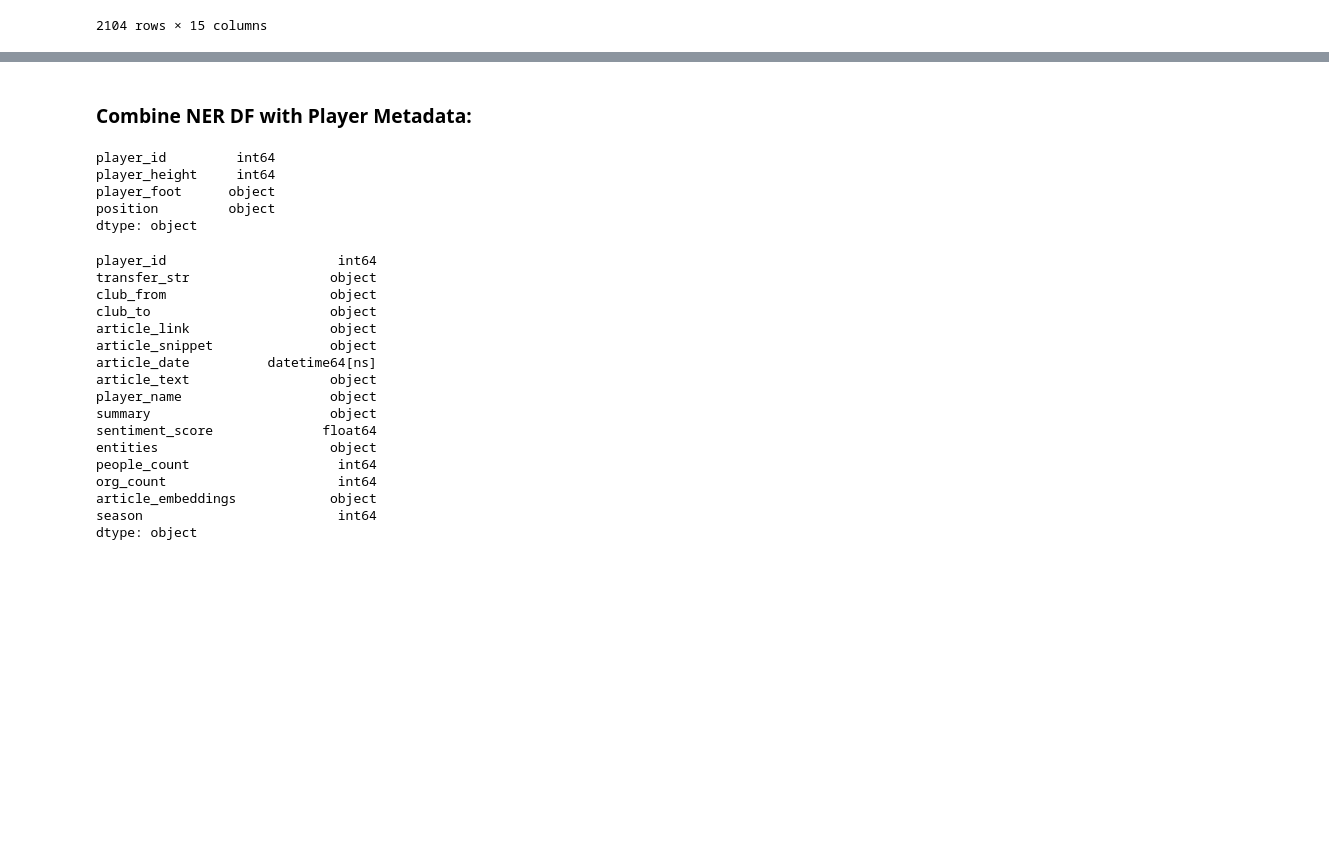
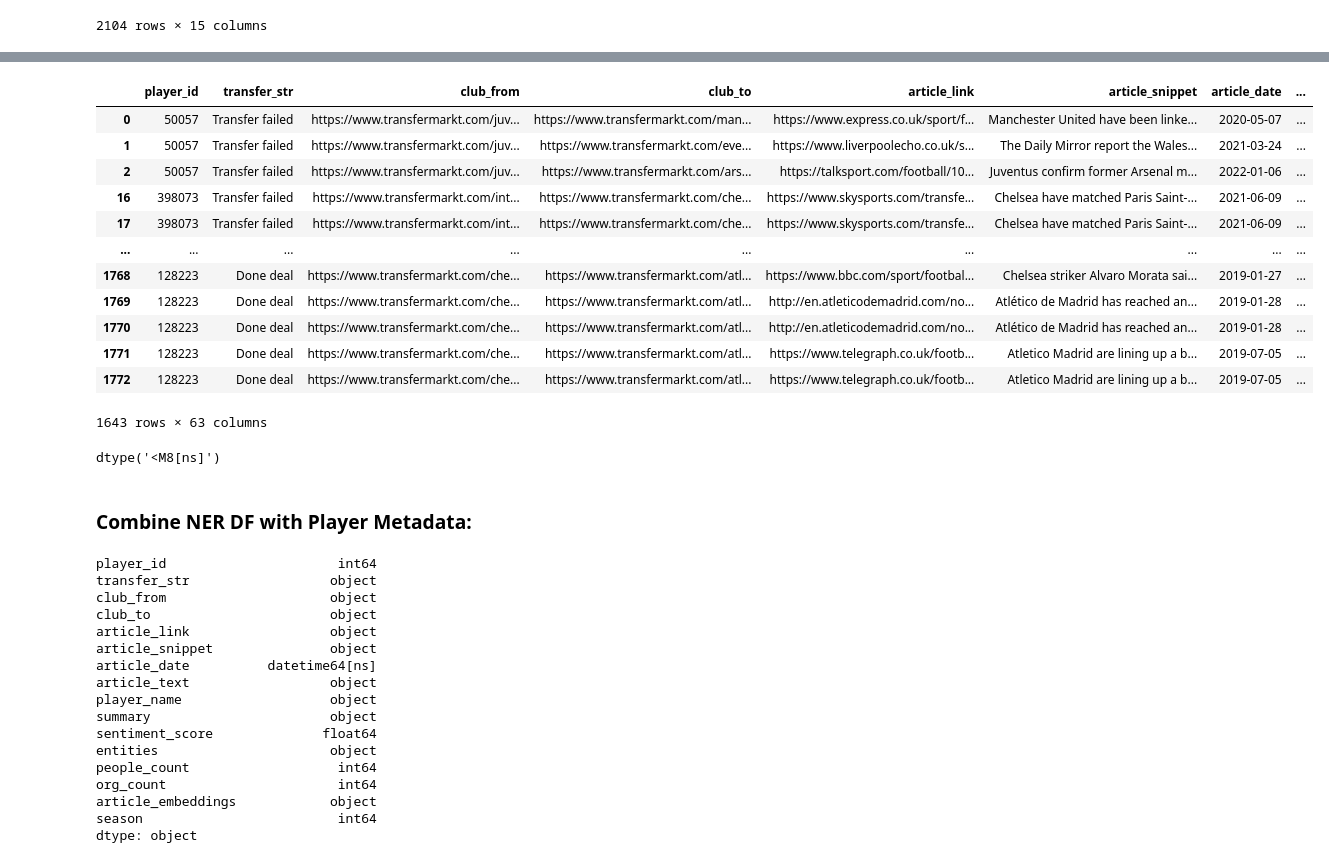
Before and after one commit to kenghweeng/sports-messiest-news, a Jupyter notebook: Untitled.ipynb, the cells around one changed output, grey strips where cells are left out. Saved outputs shown, nothing was run; the diff lists cells and outputs as text; code cells hidden in the pictures; blank space fills up the shorter version.

```diff
--- a/Untitled.ipynb
+++ b/Untitled.ipynb
@@ -755,2 +923,22 @@ ner_df
+# %%
+combined
+# %% [output]
+|  | player_id | transfer_str | club_from | club_to | article_link | article_snippet | article_date | ... |
+| 0 | 50057 | Transfer failed | https://www.transfermarkt.com/juv... | https://www.transfermarkt.com/man... | https://www.express.co.uk/sport/f... | Manchester United have been linke... | 2020-05-07 | ... |
+| 1 | 50057 | Transfer failed | https://www.transfermarkt.com/juv... | https://www.transfermarkt.com/eve... | https://www.liverpoolecho.co.uk/s... | The Daily Mirror report the Wales... | 2021-03-24 | ... |
+| 2 | 50057 | Transfer failed | https://www.transfermarkt.com/juv... | https://www.transfermarkt.com/ars... | https://talksport.com/football/10... | Juventus confirm former Arsenal m... | 2022-01-06 | ... |
+| 16 | 398073 | Transfer failed | https://www.transfermarkt.com/int... | https://www.transfermarkt.com/che... | https://www.skysports.com/transfe... | Chelsea have matched Paris Saint-... | 2021-06-09 | ... |
+| 17 | 398073 | Transfer failed | https://www.transfermarkt.com/int... | https://www.transfermarkt.com/che... | https://www.skysports.com/transfe... | Chelsea have matched Paris Saint-... | 2021-06-09 | ... |
+| ... | ... | ... | ... | ... | ... | ... | ... | ... |
+| 1768 | 128223 | Done deal | https://www.transfermarkt.com/che... | https://www.transfermarkt.com/atl... | https://www.bbc.com/sport/footbal... | Chelsea striker Alvaro Morata sai... | 2019-01-27 | ... |
+| 1769 | 128223 | Done deal | https://www.transfermarkt.com/che... | https://www.transfermarkt.com/atl... | http://en.atleticodemadrid.com/no... | Atlético de Madrid has reached an... | 2019-01-28 | ... |
+| 1770 | 128223 | Done deal | https://www.transfermarkt.com/che... | https://www.transfermarkt.com/atl... | http://en.atleticodemadrid.com/no... | Atlético de Madrid has reached an... | 2019-01-28 | ... |
+| 1771 | 128223 | Done deal | https://www.transfermarkt.com/che... | https://www.transfermarkt.com/atl... | https://www.telegraph.co.uk/footb... | Atletico Madrid are lining up a b... | 2019-07-05 | ... |
+| 1772 | 128223 | Done deal | https://www.transfermarkt.com/che... | https://www.transfermarkt.com/atl... | https://www.telegraph.co.uk/footb... | Atletico Madrid are lining up a b... | 2019-07-05 | ... |
+1643 rows × 63 columns
+# %%
+articles_df['article_date'].dtypes
+# %% [output]
+dtype('<M8[ns]')
 # %% [markdown]
 ### Combine NER DF with Player Metadata:
@@ -761,11 +945,3 @@ player_df = combined_filtered[["player_id", "player_height", "player_foot", "pos
-# %%
-player_df.dtypes # all seems good.
-# %% [output]
-player_id         int64
-player_height     int64
-player_foot      object
-position         object
-dtype: object
 # %%
 ner_df["season"] = ner_df["article_date"].dt.year - 1
 # %%
```
Also changed, not shown: parts of 11 cells of this notebook, 12 other files.
